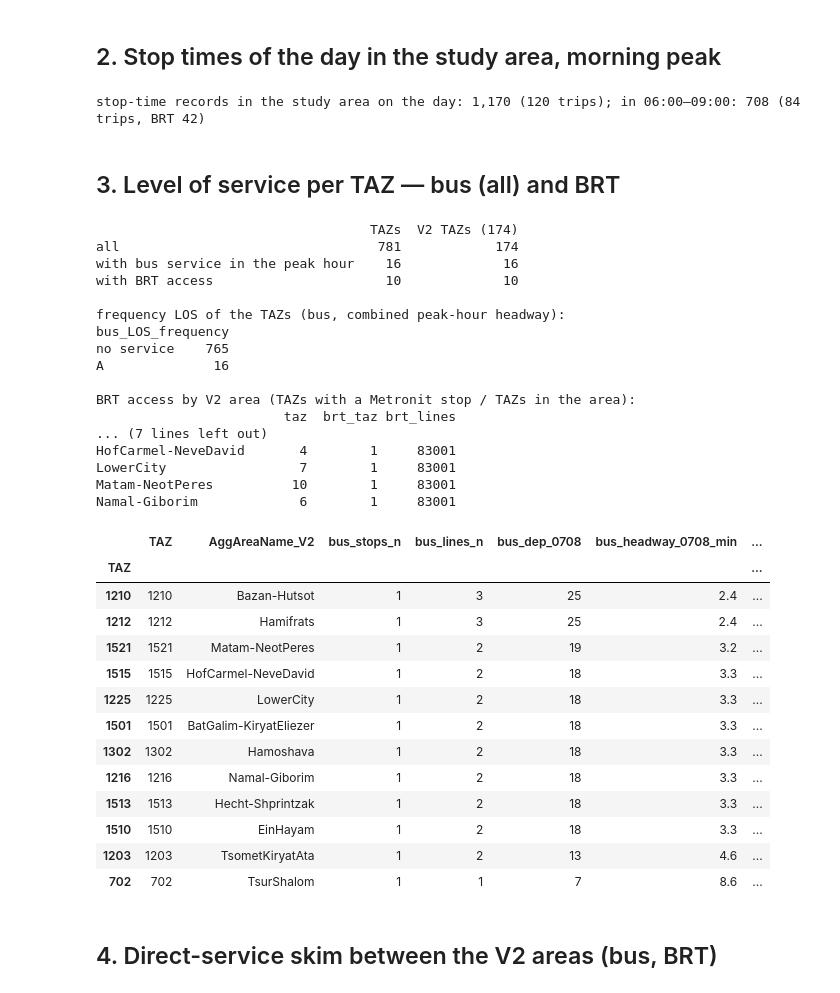
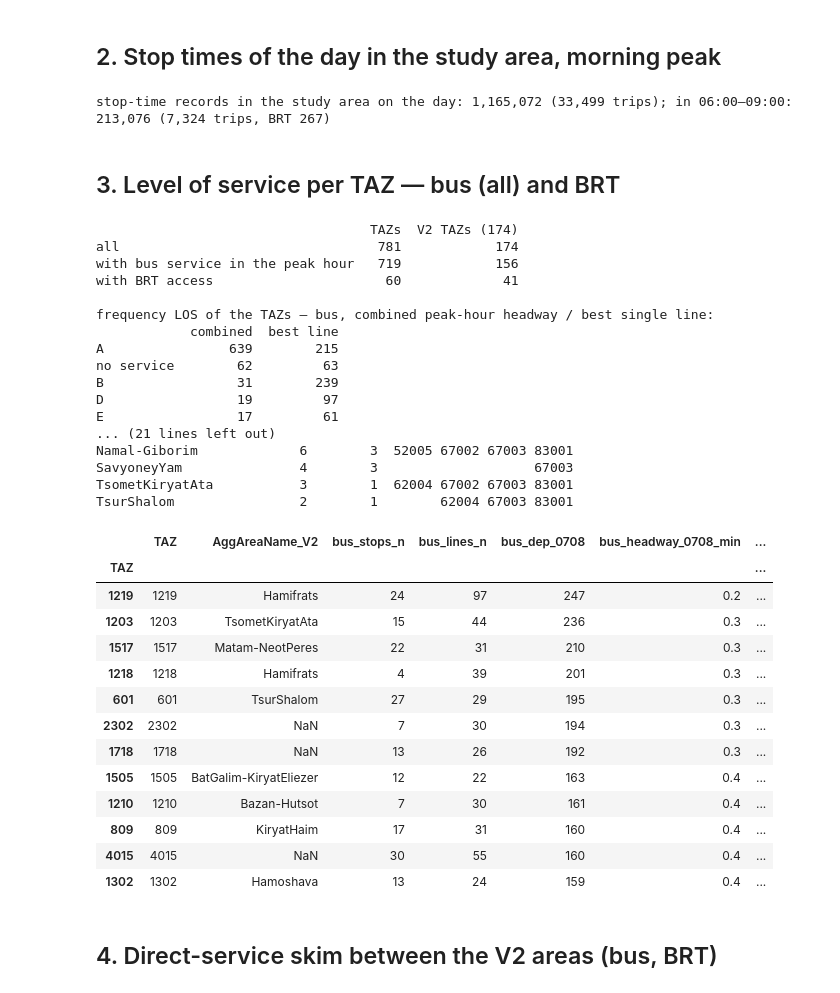
Before and after one commit to oh-da/Nofit_LRT_Extension, a Jupyter notebook: notebooks/current/GTFS_bus_LOS_TAZ.ipynb, the cells around one changed output. Cells and saved outputs as stored; diff of their text form; code cells hidden in the pictures.

```diff
--- a/notebooks/current/GTFS_bus_LOS_TAZ.ipynb
+++ b/notebooks/current/GTFS_bus_LOS_TAZ.ipynb
@@ -41,7 +42,7 @@ from shapely.strtree import STRtree
 
 BLUE, ORANGE, AQUA, PURPLE, INK, INK2, MUTED, GRID, AXIS = '#2a78d6', '#eb6834', '#1baf7a', '#7b5bd6', '#0b0b0b', '#52514e', '#898781', '#e1e0d9', '#c3c2b7'
 GTFS = 'Input/GTFS/israel-public-transportation.zip'
-BRT_CODES = {83001: 'Metronit 1 (red)', 83002: 'Metronit 2 (blue)', 83003: 'Metronit 3 (green)', 83004: 'Metronit 4 (purple)', 83005: 'Metronit 5 (orange)'}
+BRT_CODES = {83001: 'Metronit 1 (red)', 67002: 'Metronit 2 (blue)', 67003: 'Metronit 3 (green)', 62004: 'Metronit 4 (purple)', 52005: 'Metronit 5 (orange)'}   # codes as found in the feed (see the note above)
 AM = (6 * 3600, 9 * 3600); PEAK = (7 * 3600, 8 * 3600)
 def is_lfs_pointer(p): return (not os.path.exists(p)) or open(p, 'rb').read(40).startswith(b'version https://git-lfs')
 DRY_RUN = is_lfs_pointer(GTFS)
@@ -139,7 +160,7 @@ st = st.merge(stops[['stop_id', 'TAZ']], on='stop_id').merge(trips[['trip_id', '
 am = st[st['dep'].between(*AM)].copy(); am['peak'] = am['dep'].between(*PEAK)
 print(f"stop-time records in the study area on the day: {len(st):,} ({st['trip_id'].nunique():,} trips); in 06:00–09:00: {len(am):,} ({am['trip_id'].nunique():,} trips, BRT {am[am.is_brt]['trip_id'].nunique():,})")
 # %% [output]
-stop-time records in the study area on the day: 1,170 (120 trips); in 06:00–09:00: 708 (84 trips, BRT 42)
+stop-time records in the study area on the day: 1,165,072 (33,499 trips); in 06:00–09:00: 213,076 (7,324 trips, BRT 267)
 # %% [markdown]
 ## 3. Level of service per TAZ — bus (all) and BRT
 # %%
@@ -167,60 +188,61 @@ def taz_los(sub, label):
     line_dir = sub[sub['peak']].groupby(['TAZ', 'route_code', 'route_dir'])['trip_id'].nunique()
     out['best_line_headway_0708_min'] = (60 / line_dir).groupby('TAZ').min().reindex(TAZ.index)
     out['direct_reach_taz_n'] = direct_reach(sub).reindex(TAZ.index).fillna(0).astype(int)
     out['direct_reach_30min_taz_n'] = direct_reach(sub, 30).reindex(TAZ.index).fillna(0).astype(int)
     served = stops[stops['stop_id'].isin(sub['stop_id'].unique())]
     if len(served):
         from scipy.spatial import cKDTree
         d, _ = cKDTree(served[['x', 'y']].values).query(TAZ[['cx', 'cy']].values); out['nearest_stop_m'] = d
     else: out['nearest_stop_m'] = np.nan
     out['stops_per_km2'] = out['stops_n'] / TAZ['area_km2']
     out['LOS_frequency'] = out['headway_0708_min'].map(los_grade)
+    out['LOS_best_line'] = out['best_line_headway_0708_min'].map(los_grade)          # the grade of the best single line-direction: the stricter, per-destination view
     out.columns = [f'{label}_{c}' for c in out.columns]
     return out
 bus = taz_los(am, 'bus'); brt = taz_los(am[am['is_brt']], 'brt')
 los = bus.join(brt); los['brt_access'] = (los['brt_stops_n'] > 0).astype(int)
 los['brt_lines_named'] = los['brt_lines'].map(lambda s: '; '.join(BRT_CODES[int(c)] for c in s.split()) if s else '')
 los['AggCode_V2'] = los.index.map(v2_key); los['AggAreaName_V2'] = los['AggCode_V2'].map(v2_areas['AggAreaName'])
 los.insert(0, 'TAZ', los.index); los.to_csv(f'{OUT}/bus_los_taz.csv', index=False, float_format='%.2f')
 summary = pd.DataFrame({'TAZs': [len(los), int((los['bus_dep_0708'] > 0).sum()), int(los['brt_access'].sum())],
                         'V2 TAZs (174)': [int(los['AggCode_V2'].notna().sum()), int(((los['bus_dep_0708'] > 0) & los['AggCode_V2'].notna()).sum()), int(((los['brt_access'] == 1) & los['AggCode_V2'].notna()).sum())]},
                        index=['all', 'with bus service in the peak hour', 'with BRT access'])
-print(summary.to_string()); print("\nfrequency LOS of the TAZs (bus, combined peak-hour headway):"); print(los['bus_LOS_frequency'].value_counts().to_string())
+print(summary.to_string()); print("\nfrequency LOS of the TAZs — bus, combined peak-hour headway / best single line:"); print(pd.concat([los['bus_LOS_frequency'].value_counts().rename('combined'), los['bus_LOS_best_line'].value_counts().rename('best line')], axis=1).fillna(0).astype(int).to_string())
 print("\nBRT access by V2 area (TAZs with a Metronit stop / TAZs in the area):")
 print(los.dropna(subset=['AggCode_V2']).groupby('AggAreaName_V2').agg(taz=('TAZ', 'size'), brt_taz=('brt_access', 'sum'), brt_lines=('brt_lines', lambda s: ' '.join(sorted(set(' '.join(s).split()))))).query('brt_taz > 0').to_string())
 los.sort_values('bus_dep_0708', ascending=False).head(12)[['TAZ', 'AggAreaName_V2', 'bus_stops_n', 'bus_lines_n', 'bus_dep_0708', 'bus_headway_0708_min', 'bus_best_line_headway_0708_min', 'bus_direct_reach_taz_n', 'bus_LOS_frequency', 'brt_access', 'brt_lines_named', 'brt_headway_0708_min']].round(1)
 # %% [output]
                                    TAZs  V2 TAZs (174)
 all                                 781            174
-with bus service in the peak hour    16             16
-with BRT access                      10             10
+with bus service in the peak hour   719            156
+with BRT access                      60             41
 
-frequency LOS of the TAZs (bus, combined peak-hour headway):
-bus_LOS_frequency
-no service    765
-A              16
-
-BRT access by V2 area (TAZs with a Metronit stop / TAZs in the area):
-                        taz  brt_taz brt_lines
-... (7 lines left out)
-HofCarmel-NeveDavid       4        1     83001
-LowerCity                 7        1     83001
-Matam-NeotPeres          10        1     83001
-Namal-Giborim             6        1     83001
+frequency LOS of the TAZs — bus, combined peak-hour headway / best single line:
+            combined  best line
+A                639        215
+no service        62         63
+B                 31        239
+D                 19         97
+E                 17         61
+... (21 lines left out)
+Namal-Giborim             6        3  52005 67002 67003 83001
+SavyoneyYam               4        3                    67003
+TsometKiryatAta           3        1  62004 67002 67003 83001
+TsurShalom                2        1        62004 67003 83001
 |  | TAZ | AggAreaName_V2 | bus_stops_n | bus_lines_n | bus_dep_0708 | bus_headway_0708_min | ... |
 | TAZ |  |  |  |  |  |  | ... |
-| 1210 | 1210 | Bazan-Hutsot | 1 | 3 | 25 | 2.4 | ... |
-| 1212 | 1212 | Hamifrats | 1 | 3 | 25 | 2.4 | ... |
-| 1521 | 1521 | Matam-NeotPeres | 1 | 2 | 19 | 3.2 | ... |
-| 1515 | 1515 | HofCarmel-NeveDavid | 1 | 2 | 18 | 3.3 | ... |
-| 1225 | 1225 | LowerCity | 1 | 2 | 18 | 3.3 | ... |
-| 1501 | 1501 | BatGalim-KiryatEliezer | 1 | 2 | 18 | 3.3 | ... |
-| 1302 | 1302 | Hamoshava | 1 | 2 | 18 | 3.3 | ... |
-| 1216 | 1216 | Namal-Giborim | 1 | 2 | 18 | 3.3 | ... |
-| 1513 | 1513 | Hecht-Shprintzak | 1 | 2 | 18 | 3.3 | ... |
-| 1510 | 1510 | EinHayam | 1 | 2 | 18 | 3.3 | ... |
-| 1203 | 1203 | TsometKiryatAta | 1 | 2 | 13 | 4.6 | ... |
-| 702 | 702 | TsurShalom | 1 | 1 | 7 | 8.6 | ... |
+| 1219 | 1219 | Hamifrats | 24 | 97 | 247 | 0.2 | ... |
+| 1203 | 1203 | TsometKiryatAta | 15 | 44 | 236 | 0.3 | ... |
+| 1517 | 1517 | Matam-NeotPeres | 22 | 31 | 210 | 0.3 | ... |
+| 1218 | 1218 | Hamifrats | 4 | 39 | 201 | 0.3 | ... |
+| 601 | 601 | TsurShalom | 27 | 29 | 195 | 0.3 | ... |
+| 2302 | 2302 | NaN | 7 | 30 | 194 | 0.3 | ... |
+| 1718 | 1718 | NaN | 13 | 26 | 192 | 0.3 | ... |
+| 1505 | 1505 | BatGalim-KiryatEliezer | 12 | 22 | 163 | 0.4 | ... |
+| 1210 | 1210 | Bazan-Hutsot | 7 | 30 | 161 | 0.4 | ... |
+| 809 | 809 | KiryatHaim | 17 | 31 | 160 | 0.4 | ... |
+| 4015 | 4015 | NaN | 30 | 55 | 160 | 0.4 | ... |
+| 1302 | 1302 | Hamoshava | 13 | 24 | 159 | 0.4 | ... |
 # %% [markdown]
 ## 4. Direct-service skim between the V2 areas (bus, BRT)
 # %%
```
Also changed, not shown: parts of 7 cells of this notebook, 19 other files.
